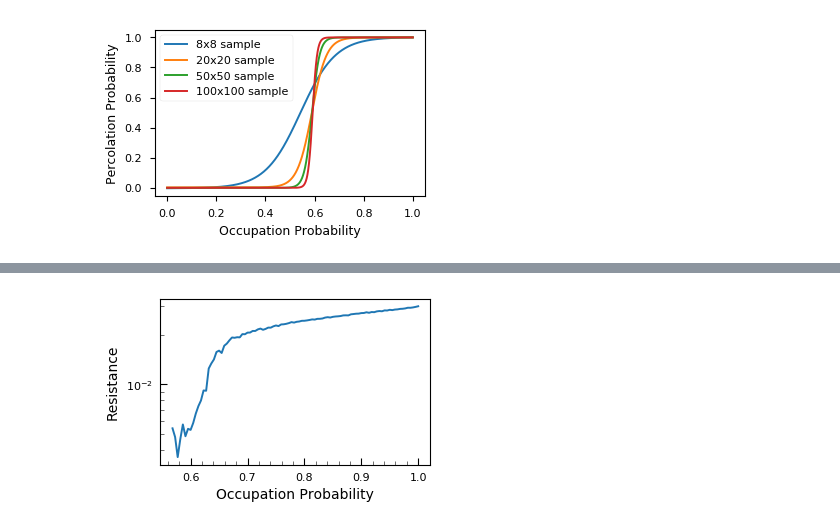
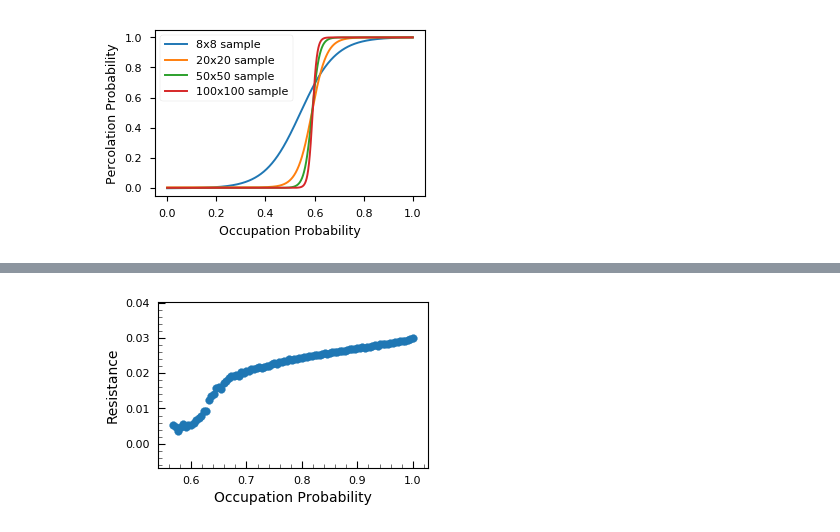
Before and after one commit to prabowobagas/Jupyter-Notebook-Thesis, a Jupyter notebook: Weekly Journal.ipynb, the cells around one changed output, grey strips where cells are left out. Saved outputs shown, nothing was run; the diff lists cells and outputs as text; code cells hidden in the pictures.

```diff
--- a/Weekly Journal.ipynb
+++ b/Weekly Journal.ipynb
@@ -785,23 +791,24 @@ for occupy in [0.5,0.61,0.7,0.8,0.9,0.99]:        # occupy_range if no paths, re
 # %%
 # data = list(zip(occupy_range,resistance_array))
 # df = pd.DataFrame(data, columns=['Occupation Probability', 'Resistance'])
 # df.to_csv('PercSimData\\Sample_resistance\\sample_resistance.txt', sep='\t', index=False)
 
 df = pd.read_csv('PercSimData\\Sample_resistance\\sample_resistance_num=100.txt', sep='\t')
 fig1 = plt.figure(1)
 ax1 = fig1.add_subplot(1, 1, 1)
-ax1.semilogy(df['Occupation Probability'], 1/df['Resistance'])
+ax1.scatter(df['Occupation Probability'], 1/df['Resistance'])
+#ax1.set_yscale('log')
 ax1.set_xlabel('Occupation Probability', fontsize=10)
 ax1.set_ylabel('Resistance', fontsize=10)
 ax1.tick_params(axis = 'both', which = 'both', length=5, direction='in')
 ax1.minorticks_on()
 ax1.tick_params(axis='both', which='minor', length=3)
 fig1.set_size_inches(plot_width, plot_height)
 #fig1.savefig('Figures\\Resistance_OccProb.pdf', format='pdf', dpi=300, bbox_inches='tight')
 # fig2 = plt.figure(2)
 # ax2 = fig2.add_subplot(1, 1, 1)
 # Vds_linspace = np.linspace(200, 400, num=4)
 # Current = df['Resistance']
 # ax2.plot(Vds_linspace, Current)
 # %% [output]
-[figure, old version]
+[figure, new version]
```
Also changed, not shown: parts of 6 cells of this notebook, 9 other files.
